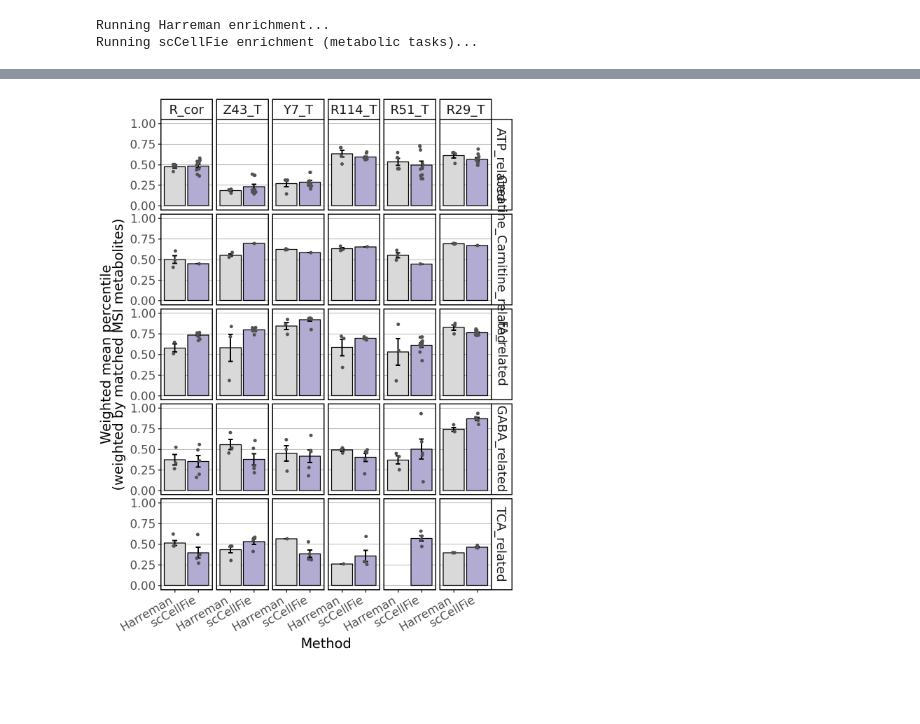
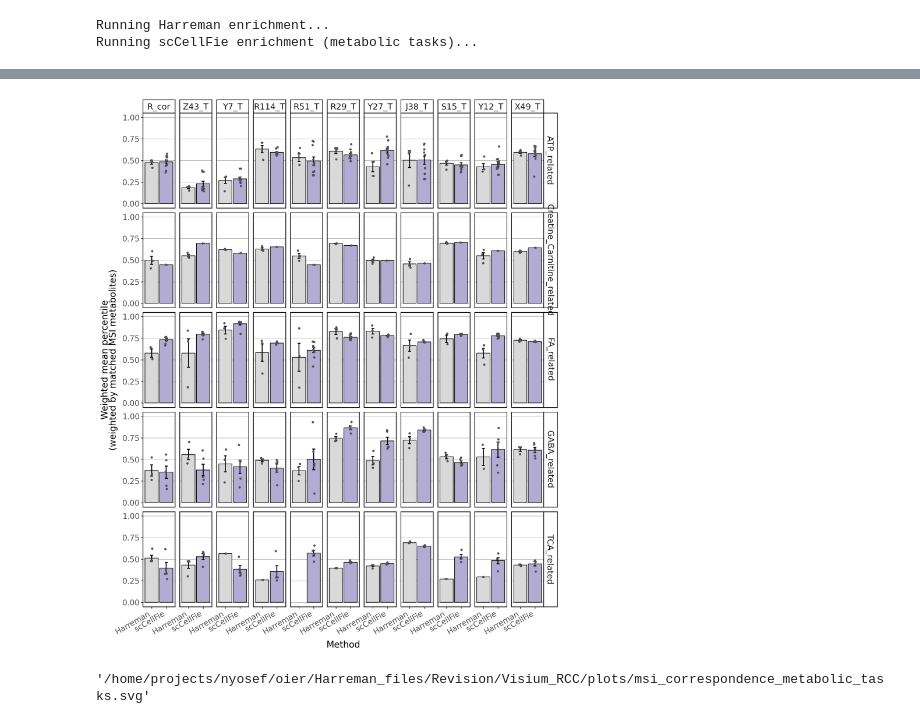
Before and after one commit to YosefLab/Harreman-reproducibility, a Jupyter notebook: Method_benchmarking/Figure_S12_A.ipynb, the cells around one changed output, grey strips where cells are left out. Saved outputs shown, nothing was run; the diff lists cells and outputs as text; code cells hidden in the pictures; blank space fills up the shorter version.

Commit message:
Update reproducibility scripts for manuscript revision

```diff
--- a/Method_benchmarking/Figure_S12_A.ipynb
+++ b/Method_benchmarking/Figure_S12_A.ipynb
@@ -141,9 +141,11 @@ sccellfie_adata.metabolic_tasks.var_names.tolist()
 # %% [markdown]
 ## Analysis
 # %%
-msi_neg = sc.read_h5ad(os.path.join(f"{ADATA_PATH}/neg_msi.h5ad"))
+# msi_neg = sc.read_h5ad(os.path.join(f"{ADATA_PATH}/neg_msi.h5ad"))
+msi_neg = sc.read_h5ad(os.path.join(f"{ADATA_PATH}/neg_msi_new.h5ad"))
 # %%
-rna = sc.read_h5ad(os.path.join(f"{ADATA_PATH}/neg_rna.h5ad"))
+# rna = sc.read_h5ad(os.path.join(f"{ADATA_PATH}/neg_rna.h5ad"))
+rna = sc.read_h5ad(os.path.join(f"{ADATA_PATH}/neg_rna_new.h5ad"))
 # %%
 def compute_rna_msi_correlation(rna, msi, scores, sign='pos'):
 
@@ -234,7 +236,8 @@ sccellfie_metab_corr_neg_metab_info['immune_subtype'] = (
     .map(lambda x: sample_metadata.loc[x, 'immune subtype']
          if x in sample_metadata.index else 'NAT'))
 # %%
-sample_order = ["R_med", "R_cor", "J38_T", "X98_T", "Z43_T", "Y7_T", "S15_T", "R114_T", "X49_T", "Y27_T", "Y12_T", "R51_T", "R29_T", "H46_T"]
+# sample_order = ["R_med", "R_cor", "J38_T", "X98_T", "Z43_T", "Y7_T", "S15_T", "R114_T", "X49_T", "Y27_T", "Y12_T", "R51_T", "R29_T", "H46_T"]
+sample_order = ["R_cor", "Z43_T", "Y7_T", "R114_T", "R51_T", "R29_T", "Y27_T", "J38_T", "S15_T", "Y12_T", "X49_T"]
 # %% [markdown]
 #### Enrichment
 # %%
@@ -490,32 +601,36 @@ fig = (
         size=1,
     )
     + facet_grid(rows='set', cols='sample', scales='free_y')
     + scale_fill_manual(values={'Harreman': '#D9D9D9', 'scCellFie': '#B2ABD2'})
     + scale_color_manual(values={'Harreman': '#525252', 'scCellFie': '#525252'})
     + scale_y_continuous(limits=(0, 1), breaks=[0, 0.25, 0.5, 0.75, 1])
     + theme_classic()
     + theme(
         panel_grid_major_y=element_line(color="grey", size=0.4),
         panel_grid_minor_y=element_blank(),
         plot_title=element_text(hjust=0.5, size=9),
         legend_position='none',
         strip_text=element_text(size=13),
         axis_title_x=element_text(size=14),
         axis_title_y=element_text(size=14),
         axis_text_x=element_text(size=12, rotation=30, hjust=1),
         axis_text_y=element_text(margin={"t": 0, "b": 0, "l": 0, "r": 2},
                                   size=12),
         panel_grid_major=element_blank(),
         panel_grid_minor=element_blank(),
         panel_border=element_rect(color='black'),
         panel_background=element_rect(colour="black", linewidth=1),
-        figure_size=(6, 8),
+        figure_size=(10, 12),
     )
     + labs(x="Method",
            y="Weighted mean percentile\n(weighted by matched MSI metabolites)")
 )
 
 fig.show()
 fig.save(os.path.join(PLOTS_PATH, 'msi_correspondence_metabolic_tasks.svg'))
 # %% [output]
-[figure, old version]
+[figure, new version]
+# %%
+os.path.join(PLOTS_PATH, 'msi_correspondence_metabolic_tasks.svg')
+# %% [output]
+'/home/projects/nyosef/oier/Harreman_files/Revision/Visium_RCC/plots/msi_correspondence_metabolic_tasks.svg'
```
Also changed, not shown: parts of 3 cells of this notebook, 13 other files.
